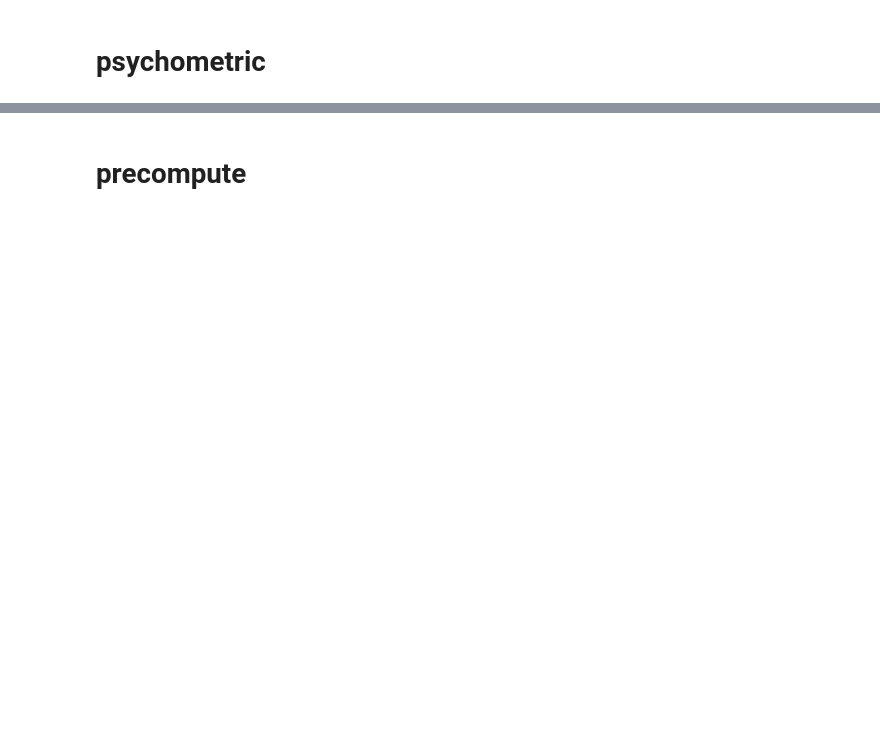
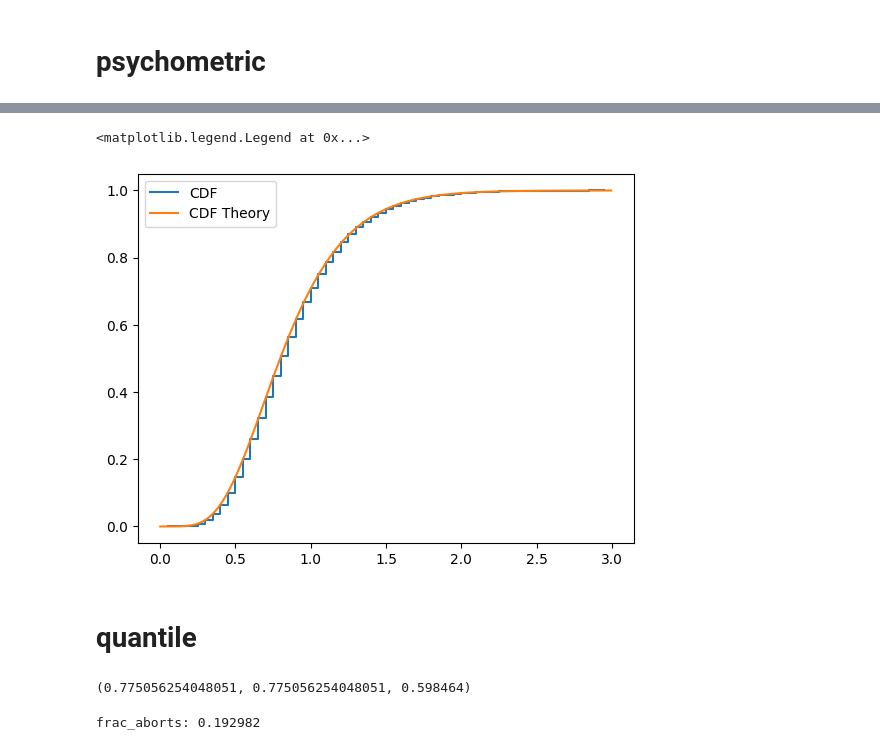
Before and after one commit to rakaar/ddm_data, a Jupyter notebook: fit_added_noise/theory_diagnostics.ipynb, the cells around one changed output, grey strips where cells are left out. Cells and saved outputs as stored; diff of their text form; code cells hidden in the pictures; blank space fills up the shorter version.

```diff
--- a/fit_added_noise/theory_diagnostics.ipynb
+++ b/fit_added_noise/theory_diagnostics.ipynb
@@ -591,0 +575,13 @@ plt.show()
+# %%
+t_pts = np.arange(-5, 5, 0.001)
+
+N_theory = int(1e3)
+sampled_indices = np.random.choice(len(t_stim_and_led_tuple), N_theory)
+t_stim_and_led_tuple_samples = [t_stim_and_led_tuple[i] for i in sampled_indices]
+
+P_A_t_led_vs_t = np.zeros((N_theory, len(t_pts)))
+
+for pair_idx, pair in tqdm(enumerate(t_stim_and_led_tuple_samples), total=len(t_stim_and_led_tuple_samples)):
+    t_LED = pair[1]
+    t_stim = pair[0]
+    P_A_t_led_vs_t[pair_idx, :] = PA_with_LEDON_2_VEC(t_pts, V_A, V_A_post_LED, theta_A, t_stim, t_LED, t_A_aff)
@@ -641,2 +689,14 @@ KeyboardInterrupt:
+# %%
+cdf_theory = cumtrapz(P_A_vs_t_LED_mean, bins_theory, initial=0)
+counts, bin_edges = np.histogram(proactive_rts, bins=bins, density=True)
+cdf = np.cumsum(counts * np.diff(bin_edges))  # Normalize to get a CDF
+
+# Plot the CDF
+plt.plot(bin_edges[1:], cdf, drawstyle='steps-post', label="CDF")
+plt.plot(bins_theory, cdf_theory, label="CDF Theory")
+plt.legend()
+# %% [output]
+<matplotlib.legend.Legend at 0x...>
+[figure, added]
 # %% [markdown]
-# precompute
+# quantile
@@ -642,0 +732,13 @@ KeyboardInterrupt:
+# %%
+
+# frac of proactive responses
+trapz(P_A_mean, t_pts), C_A[-1], len(sim_results_df[sim_results_df['is_act'] == 1])/len(sim_results_df)
+# %% [output]
+(0.775056254048051, 0.775056254048051, 0.598464)
+# %%
+# frac of aborts
+N_aborts = len(sim_results_df[sim_results_df['rt'] < sim_results_df['t_stim']])
+frac_aborts = N_aborts/len(sim_results_df)
+print(f'frac_aborts: {frac_aborts}')
+# %% [output]
+frac_aborts: 0.192982
```
Also changed, not shown: parts of 21 cells of this notebook.
